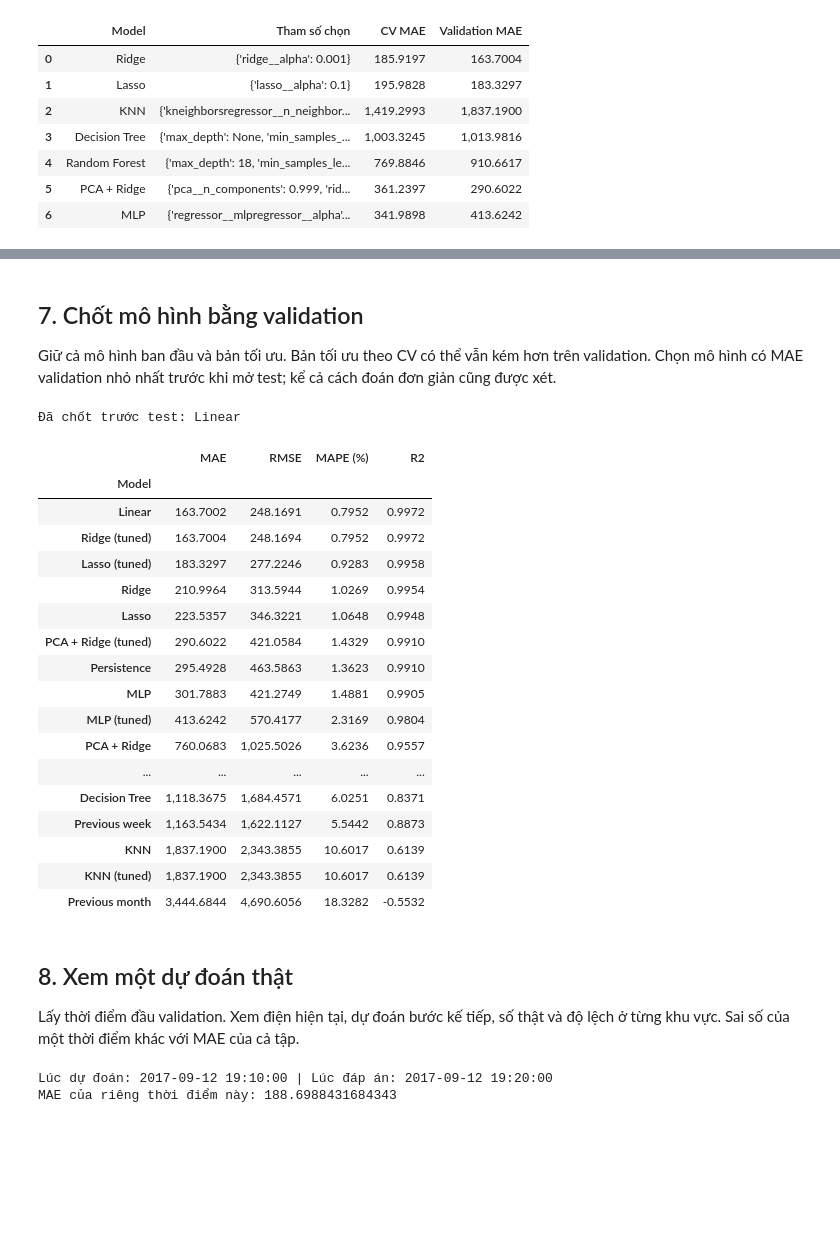
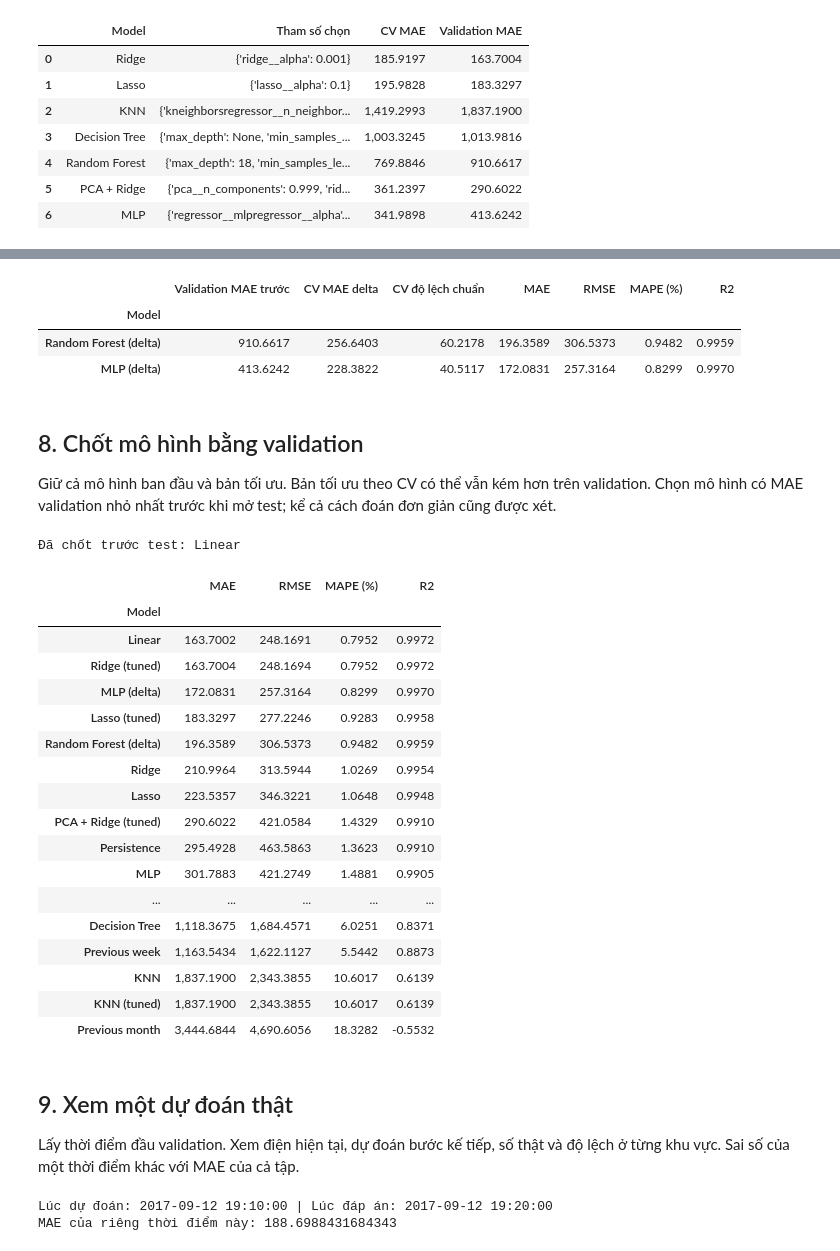
Before and after one commit to huy1907ddddddd/DS66B_group_14, a Jupyter notebook: notebooks/GridWatch_Colab.ipynb, the cells around one changed output, grey strips where cells are left out. Cells and saved outputs as stored; diff of their text form; code cells hidden in the pictures; blank space fills up the shorter version.

```diff
--- a/notebooks/GridWatch_Colab.ipynb
+++ b/notebooks/GridWatch_Colab.ipynb
@@ -354,30 +418,62 @@ MLP | Tham số: {'regressor__mlpregressor__alpha': 0.1, 'regressor__mlpregresso
+# %%
+delta_train = y_train.to_numpy() - X_train_all[zones].to_numpy()
+delta_names, delta_rows = set(), []
+for name in ['Random Forest', 'MLP']:
+    model = clone(tuned[name])
+    cv_errors = -cross_val_score(model, X_train, delta_train, scoring='neg_mean_absolute_error',
+                                 cv=cv, n_jobs=1, error_score='raise')
+    model.fit(X_train, delta_train)
+    label = name + ' (delta)'
+    predicted = X_val_all[zones].to_numpy() + model.predict(X_val)
+    extra_models[label], extra_columns[label] = model, selected_columns
+    delta_names.add(label)
+    val_predictions[label] = predicted
+    before_mae = mean_absolute_error(y_val, val_predictions[name + ' (tuned)'])
+    delta_rows.append([label, before_mae, cv_errors.mean(), cv_errors.std(), *metrics(y_val, predicted)])
+delta_results = pd.DataFrame(delta_rows, columns=['Model', 'Validation MAE trước', 'CV MAE delta', 'CV độ lệch chuẩn'] + metric_names).set_index('Model')
+display(delta_results)
+# %% [output]
+|  | Validation MAE trước | CV MAE delta | CV độ lệch chuẩn | MAE | RMSE | MAPE (%) | R2 |
+| Model |  |  |  |  |  |  |  |
+| Random Forest (delta) | 910.6617 | 256.6403 | 60.2178 | 196.3589 | 306.5373 | 0.9482 | 0.9959 |
+| MLP (delta) | 413.6242 | 228.3822 | 40.5117 | 172.0831 | 257.3164 | 0.8299 | 0.9970 |
 # %% [markdown]
-## 7. Chốt mô hình bằng validation
+## 8. Chốt mô hình bằng validation
 Giữ cả mô hình ban đầu và bản tối ưu. Bản tối ưu theo CV có thể vẫn kém hơn trên validation.
 Chọn mô hình có MAE validation nhỏ nhất trước khi mở test; kể cả cách đoán đơn giản cũng được xét.
 # %%
 candidates = models.copy()
 for name, model in tuned.items():
     candidates[name + ' (tuned)'] = model
+candidates.update(extra_models)
+candidate_columns = {name: selected_columns for name in candidates}
+candidate_columns.update(extra_columns)
+
+def predict_candidate(name, inputs):
+    predicted = candidates[name].predict(inputs[candidate_columns[name]])
+    if name in delta_names:
+        predicted = inputs[zones].to_numpy() + predicted
+    return predicted
+
 validation_rows = [[name, *metrics(y_val, predicted)] for name, predicted in val_predictions.items()]
 validation_results = pd.DataFrame(validation_rows, columns=['Model'] + metric_names).set_index('Model').sort_values('MAE')
 best_name = validation_results.index[0]
 display(validation_results)
 print('Đã chốt trước test:', best_name)
 # %% [output]
 Đã chốt trước test: Linear
 |  | MAE | RMSE | MAPE (%) | R2 |
 | Model |  |  |  |  |
 | Linear | 163.7002 | 248.1691 | 0.7952 | 0.9972 |
 | Ridge (tuned) | 163.7004 | 248.1694 | 0.7952 | 0.9972 |
+| MLP (delta) | 172.0831 | 257.3164 | 0.8299 | 0.9970 |
 | Lasso (tuned) | 183.3297 | 277.2246 | 0.9283 | 0.9958 |
+| Random Forest (delta) | 196.3589 | 306.5373 | 0.9482 | 0.9959 |
 | Ridge | 210.9964 | 313.5944 | 1.0269 | 0.9954 |
 | Lasso | 223.5357 | 346.3221 | 1.0648 | 0.9948 |
 | PCA + Ridge (tuned) | 290.6022 | 421.0584 | 1.4329 | 0.9910 |
 | Persistence | 295.4928 | 463.5863 | 1.3623 | 0.9910 |
 | MLP | 301.7883 | 421.2749 | 1.4881 | 0.9905 |
-| MLP (tuned) | 413.6242 | 570.4177 | 2.3169 | 0.9804 |
-| PCA + Ridge | 760.0683 | 1,025.5026 | 3.6236 | 0.9557 |
 | ... | ... | ... | ... | ... |
 | Decision Tree | 1,118.3675 | 1,684.4571 | 6.0251 | 0.8371 |
 | Previous week | 1,163.5434 | 1,622.1127 | 5.5442 | 0.8873 |
@@ -385,7 +481,7 @@ print('Đã chốt trước test:', best_name)
 | KNN (tuned) | 1,837.1900 | 2,343.3855 | 10.6017 | 0.6139 |
 | Previous month | 3,444.6844 | 4,690.6056 | 18.3282 | -0.5532 |
 # %% [markdown]
-## 8. Xem một dự đoán thật
+## 9. Xem một dự đoán thật
 Lấy thời điểm đầu validation. Xem điện hiện tại, dự đoán bước kế tiếp, số thật và độ lệch ở từng khu vực.
 Sai số của một thời điểm khác với MAE của cả tập.
 # %%
```
Also changed, not shown: parts of 14 cells of this notebook, 10 other files.
